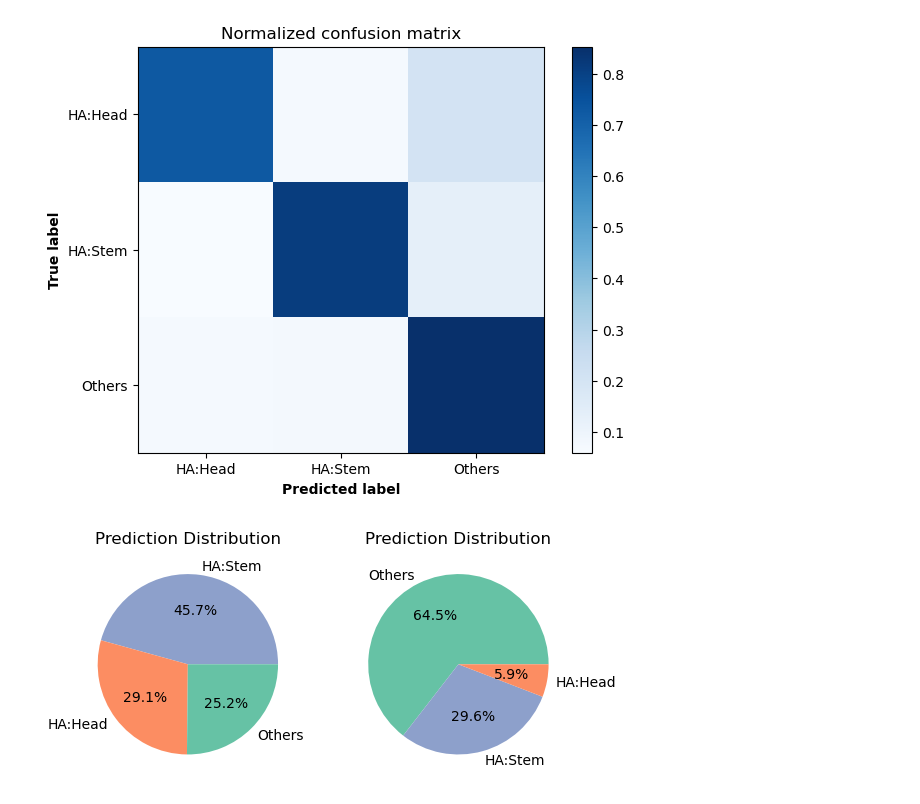
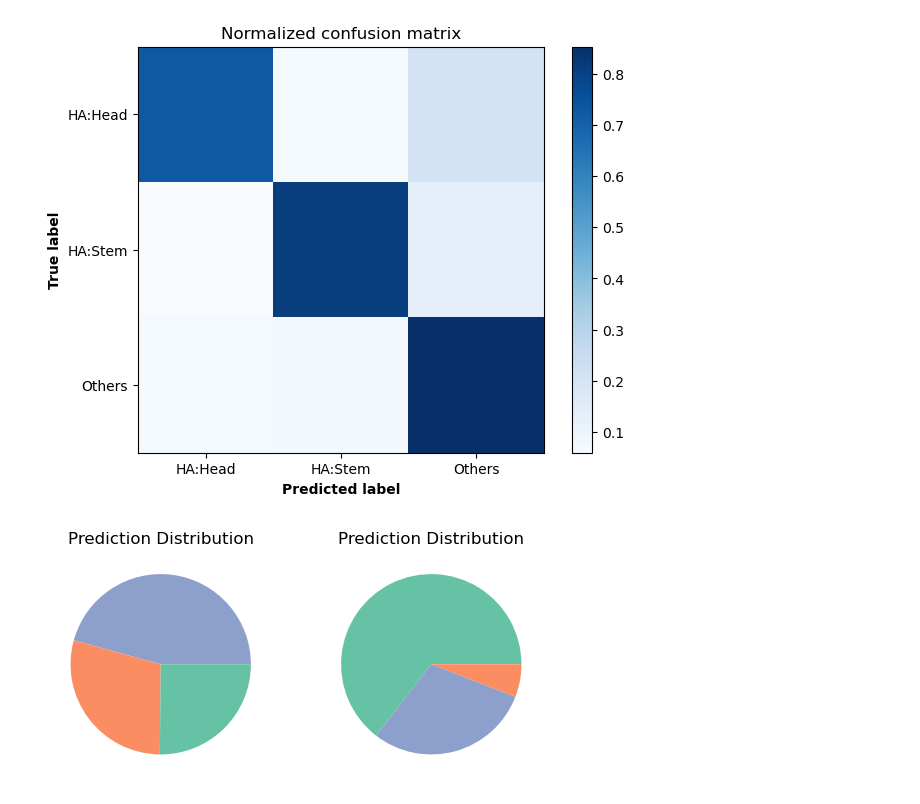
Before and after one commit to nicwulab/HA_Abs, a Jupyter notebook: HA_epitope_prediction/plot.ipynb, the cells around one changed output. Cells and saved outputs as stored; diff of their text form; code cells hidden in the pictures.

```diff
--- a/HA_epitope_prediction/plot.ipynb
+++ b/HA_epitope_prediction/plot.ipynb
@@ -80,34 +80,34 @@ df2 = pd.read_csv('./result/Flu_unknown_predictions_by_Encoder.csv')
 # Define the class label dictionary
 class_labels = {0: 'HA:Head', 1: 'HA:Stem', 2: 'Others'}
 # Extract the 'prediction' column
 pred_col = df['predicted_class'].map(class_labels)
 pred_col2 = df2['predicted_label'].map(class_labels)
 
-colors = sns.color_palette('Set2', len(value_counts))
+colors = sns.color_palette('Set2', len(class_labels))
 # Define the colors for each unique value in the column
 colors_dict = {
     'Others': colors[0],
     'HA:Head': colors[1],
     'HA:Stem': colors[2]
 }
 
 # Define the colors for the pie chart using a Seaborn color palette
 
 # Count the occurrences of each unique value in the column
 value_counts = pred_col.value_counts()
 value_counts2 = pred_col2.value_counts()
 
 fig, (ax1, ax2) = plt.subplots(1, 2)
 # Create a pie chart using Matplotlib
-ax1.pie(value_counts.values, labels=value_counts.index, colors=[colors_dict[x] for x in value_counts.index],autopct='%1.1f%%')
+ax1.pie(value_counts.values, colors=[colors_dict[x] for x in value_counts.index])
 ax1.set_title('Prediction Distribution')
 
 
 # Create a pie chart using Matplotlib
-ax2.pie(value_counts2.values, labels=value_counts2.index, colors=[colors_dict[x] for x in value_counts2.index],autopct='%1.1f%%')
+ax2.pie(value_counts2.values, colors=[colors_dict[x] for x in value_counts2.index])
 ax2.set_title('Prediction Distribution')
 
 # Save the pie chart as a PNG file
 plt.savefig('./result/prediction_distribution.png', dpi=300, bbox_inches='tight')
 # %% [output]
-[figure, old version]
+[figure, new version]
```
Also changed, not shown: 1 other file.
